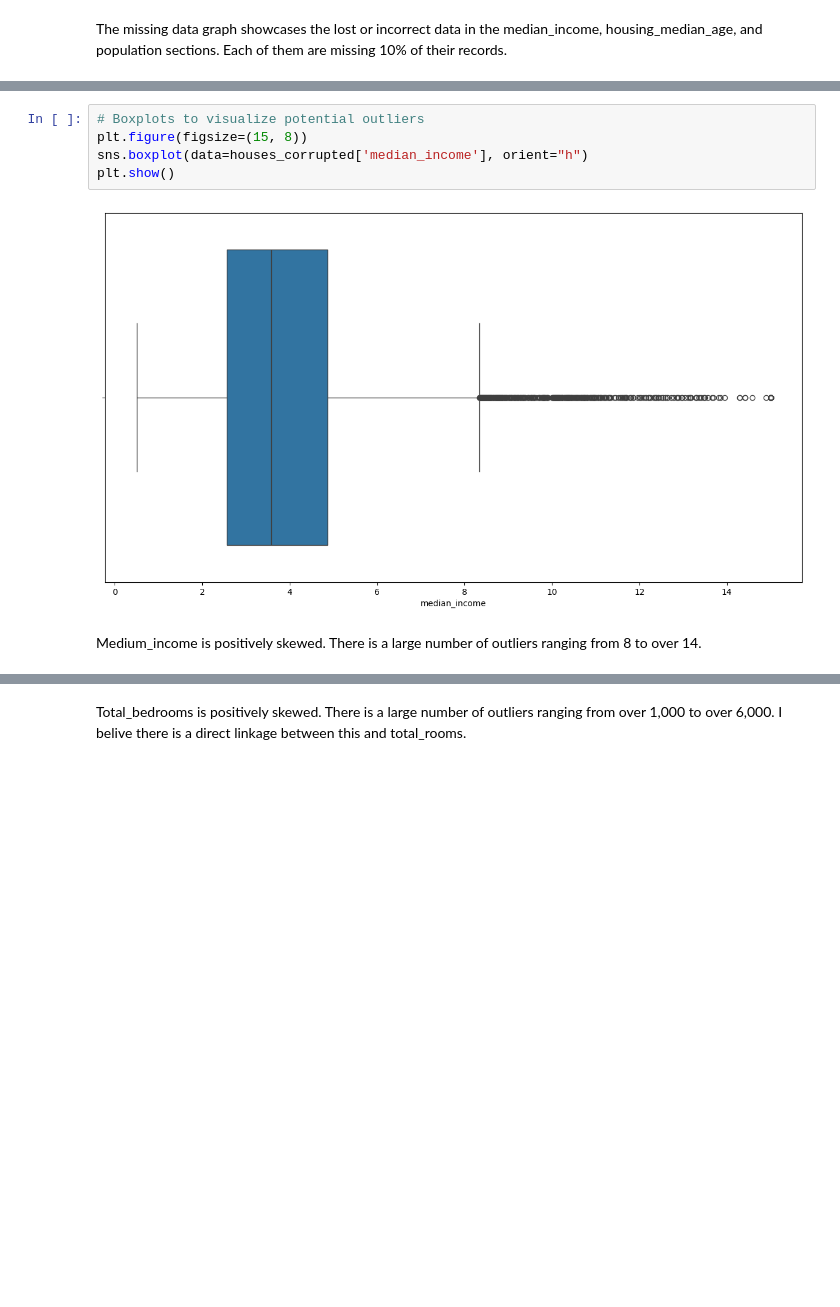
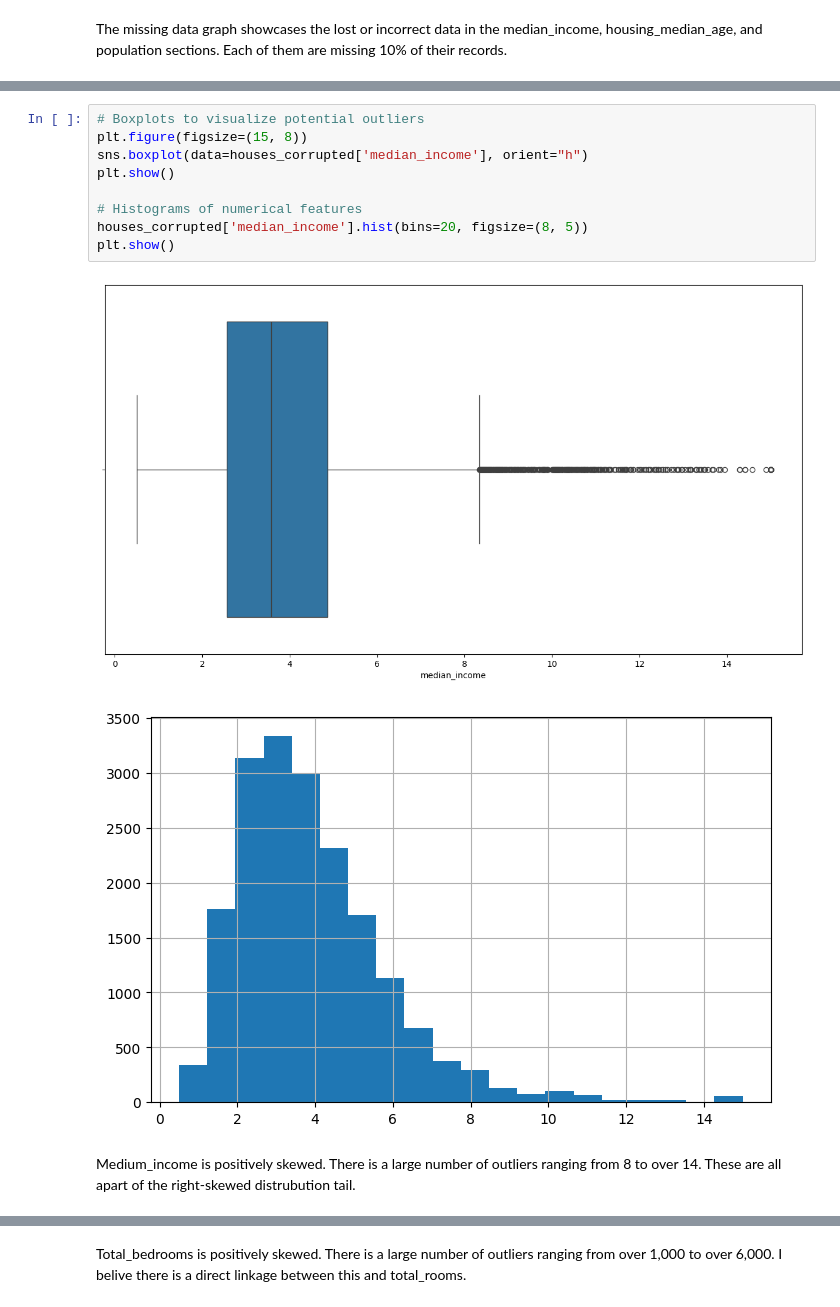
Before and after one commit to RDRWarrior/CSC1035_Java101, a Jupyter notebook: Coursework/CSC3831_Final_Assessment.ipynb, the cells around one changed output, grey strips where cells are left out. Saved outputs shown, nothing was run; the diff lists cells and outputs as text; blank space fills up the shorter version.

```diff
--- a/Coursework/CSC3831_Final_Assessment.ipynb
+++ b/Coursework/CSC3831_Final_Assessment.ipynb
@@ -87,11 +92,16 @@ There are outliers compacted around $500,000.
 # %%
 # Boxplots to visualize potential outliers
 plt.figure(figsize=(15, 8))
 sns.boxplot(data=houses_corrupted['median_income'], orient="h")
 plt.show()
+
+# Histograms of numerical features
+houses_corrupted['median_income'].hist(bins=20, figsize=(8, 5))
+plt.show()
 # %% [output]
 [figure]
+[figure, added]
 # %% [markdown]
 Medium_income is positively skewed.
-There is a large number of outliers ranging from 8 to over 14.
+There is a large number of outliers ranging from 8 to over 14. These are all apart of the right-skewed distrubution tail.
 # %%
```
Also changed, not shown: parts of 11 cells of this notebook.
